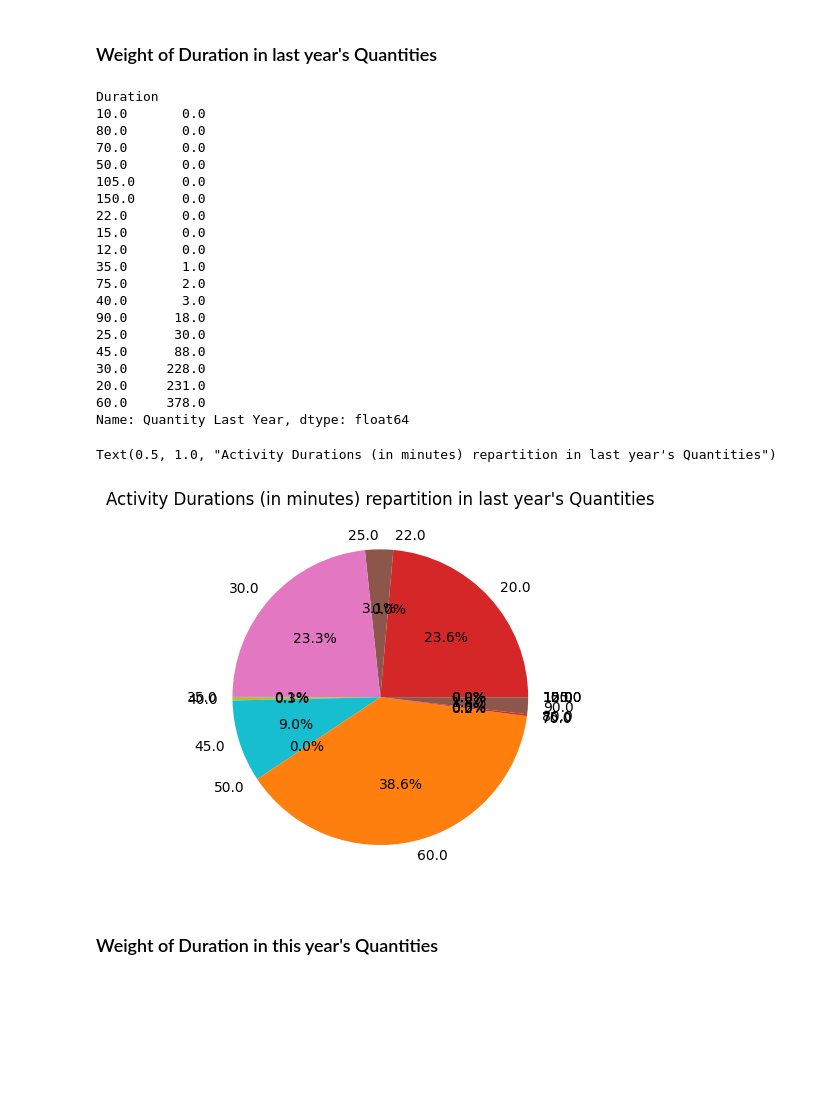
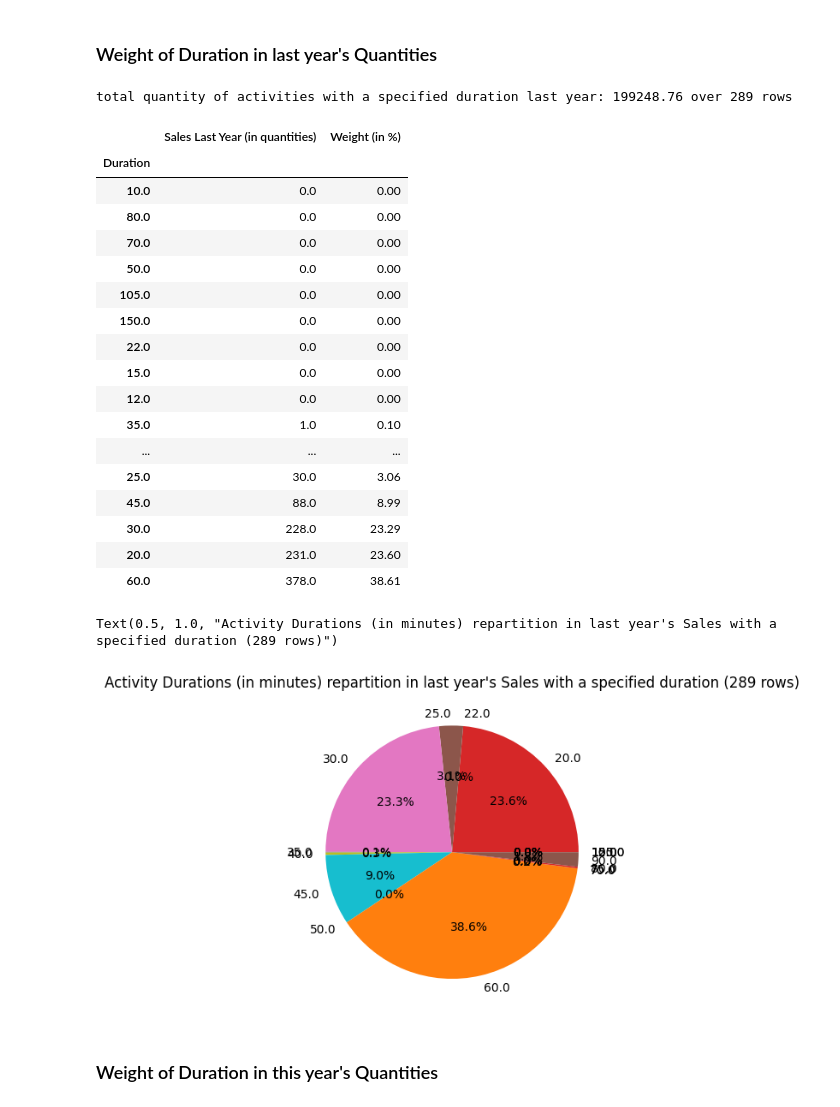
Before and after one commit to Alhuin/SmartBoxAnalysis, a Jupyter notebook: SmartBoxAnalysis.ipynb, the cells around one changed output. Drawn from its saved outputs; the diff is of its cells as text; code cells hidden in the pictures; blank space fills up the shorter version.

```diff
--- a/SmartBoxAnalysis.ipynb
+++ b/SmartBoxAnalysis.ipynb
@@ -607,37 +607,42 @@ Text(0.5, 1.0, 'Sales evolution (in euros) by Duration by Year')
 # %% [markdown]
 ### Weight of Duration in last year's Quantities
 # %%
-quantity_by_duration = sales.groupby("Duration")["Quantity"].sum()
-quantity_by_duration_last_year = sales.groupby("Duration")["Quantity Last Year"].sum()
-durations = quantity_by_duration.keys()
+dur_qtt_last_year = sales.loc[~pd.isna(sales["Duration"])]["Quantity Last Year"].sum()
+dur_qtt_last_year_count = sales.loc[~pd.isna(sales["Duration"])]["Quantity Last Year"].count()
+dur_qtt = sales.loc[~pd.isna(sales["Duration"])]["Quantity"].sum()
+dur_qtt_count = sales.loc[~pd.isna(sales["Duration"])]["Quantity"].count()
+print(f'total quantity of activities with a specified duration last year: {dur_qtt_last_year} over {dur_qtt_last_year_count} rows')
+qtt_by_duration = pd.Series(sales.groupby("Duration")["Quantity"].sum(), name="Sales (in quantities)")
+qtt_by_duration_last_year = pd.Series(sales.groupby("Duration")["Quantity Last Year"].sum(), name="Sales Last Year (in quantities)")
+weight_last_year = pd.Series((qtt_by_duration_last_year * 100 / dur_qtt_last_year).round(2), name="Weight (in %)")
+weight = pd.Series((qtt_by_duration * 100 / dur_qtt).round(2), name="Weight (in %)")
 
-print(quantity_by_duration_last_year.sort_values())
+display(pd.concat([qtt_by_duration_last_year, weight_last_year], axis=1).sort_values(by="Weight (in %)"))
 fig, ax = plt.subplots()
-ax.pie(quantity_by_duration_last_year, labels=quantity_by_duration_last_year.keys(), autopct='%1.1f%%')
-ax.set_title("Activity Durations (in minutes) repartition in last year's Quantities")
+ax.pie(qtt_by_duration_last_year, labels=qtt_by_duration_last_year.keys(), autopct='%1.1f%%')
+ax.set_title(f"Activity Durations (in minutes) repartition in last year's Sales with a specified duration ({dur_qtt_last_year_count} rows)")
 # %% [output]
-Duration
-10.0       0.0
-80.0       0.0
-70.0       0.0
-50.0       0.0
-105.0      0.0
-150.0      0.0
-22.0       0.0
-15.0       0.0
-12.0       0.0
-35.0       1.0
-75.0       2.0
-40.0       3.0
-90.0      18.0
-25.0      30.0
-45.0      88.0
-30.0     228.0
-20.0     231.0
-60.0     378.0
-Name: Quantity Last Year, dtype: float64
+total quantity of activities with a specified duration last year: 199248.76 over 289 rows
+|  | Sales Last Year (in quantities) | Weight (in %) |
+| Duration |  |  |
+| 10.0 | 0.0 | 0.00 |
+| 80.0 | 0.0 | 0.00 |
+| 70.0 | 0.0 | 0.00 |
+| 50.0 | 0.0 | 0.00 |
+| 105.0 | 0.0 | 0.00 |
+| 150.0 | 0.0 | 0.00 |
+| 22.0 | 0.0 | 0.00 |
+| 15.0 | 0.0 | 0.00 |
+| 12.0 | 0.0 | 0.00 |
+| 35.0 | 1.0 | 0.10 |
+| ... | ... | ... |
+| 25.0 | 30.0 | 3.06 |
+| 45.0 | 88.0 | 8.99 |
+| 30.0 | 228.0 | 23.29 |
+| 20.0 | 231.0 | 23.60 |
+| 60.0 | 378.0 | 38.61 |
-Text(0.5, 1.0, "Activity Durations (in minutes) repartition in last year's Quantities")
+Text(0.5, 1.0, "Activity Durations (in minutes) repartition in last year's Sales with a specified duration (289 rows)")
-[figure, old version]
+[figure, new version]
 # %% [markdown]
 ### Weight of Duration in this year's Quantities
 # %%
```
Also changed, not shown: parts of 3 cells of this notebook.
